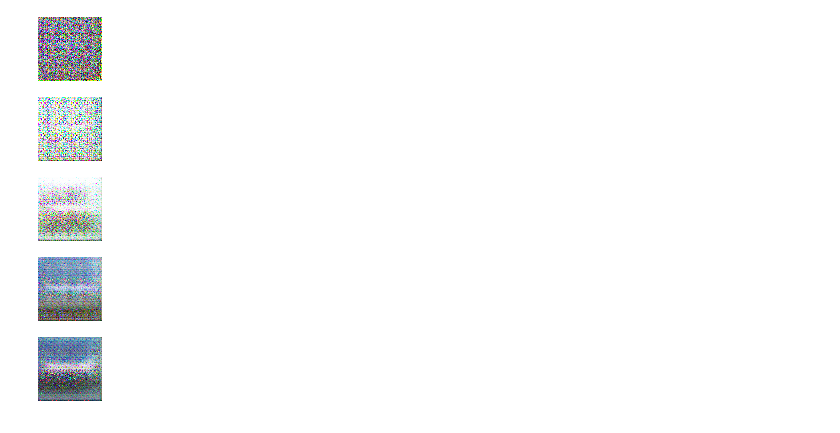
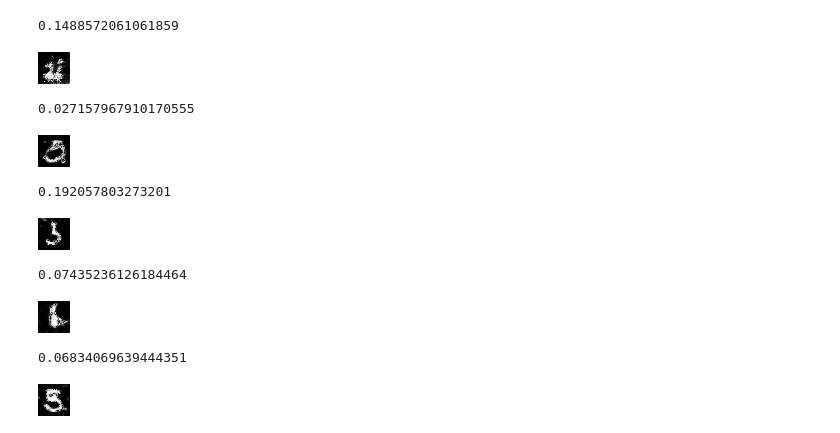
Before and after one commit to bradley-ray/implementing-deep-learn-papers, a Jupyter notebook: deep_convolutional_gan.ipynb, the cells around one changed output. Drawn from its saved outputs; the diff is of its cells as text; code cells hidden in the pictures.

```diff
--- a/deep_convolutional_gan.ipynb
+++ b/deep_convolutional_gan.ipynb
@@ -220,4 +16,0 @@ class GAN:
-# %%
-train = None
-
-dataset = 'fgvc-aircraft'
@@ -259,0 +17,8 @@ Z_DIM = 100
+# %%
+ts = [T.ToTensor(), T.Resize((32, 32)), T.Normalize([0.5], [0.5])]
+mnist_train = datasets.MNIST(
+    root='dat',
+    train=True,
+    download=True,
+    transform=T.Compose(ts)
+)
@@ -260,2 +82,2 @@ Z_DIM = 100
 # %%
-fixed = torch.randn([1, Z_DIM]).to(DEVICE)
+fixed = torch.randn([1, 100]).to(DEVICE)
@@ -264,17 +83,0 @@ gan = GAN(channel_sizes)
-# %%
-gan.train_model(
-    ds=data,
-    fixed=fixed,
-    epochs=EPOCHS,
-    bs=BS,
-    lr=LR,
-    beta_1=BETA_1,
-    beta_2=BETA_2,
-    z_dim=Z_DIM
-)
-# %% [output]
-[figure, removed]
-[figure, removed]
-[figure, removed]
-[figure, removed]
-[figure, removed]
@@ -280,0 +155,20 @@ gan.train_model(
+# %%
+train(
+    gen,
+    dis,
+    opt_gen,
+    opt_dis,
+    dl,
+    10,
+)
+# %% [output]
+0.1488572061061859
+[figure, added]
+0.027157967910170555
+[figure, added]
+0.192057803273201
+[figure, added]
+0.07435236126184464
+[figure, added]
+0.06834069639444351
+[figure, added]
```
Also changed, not shown: parts of 28 cells of this notebook.
